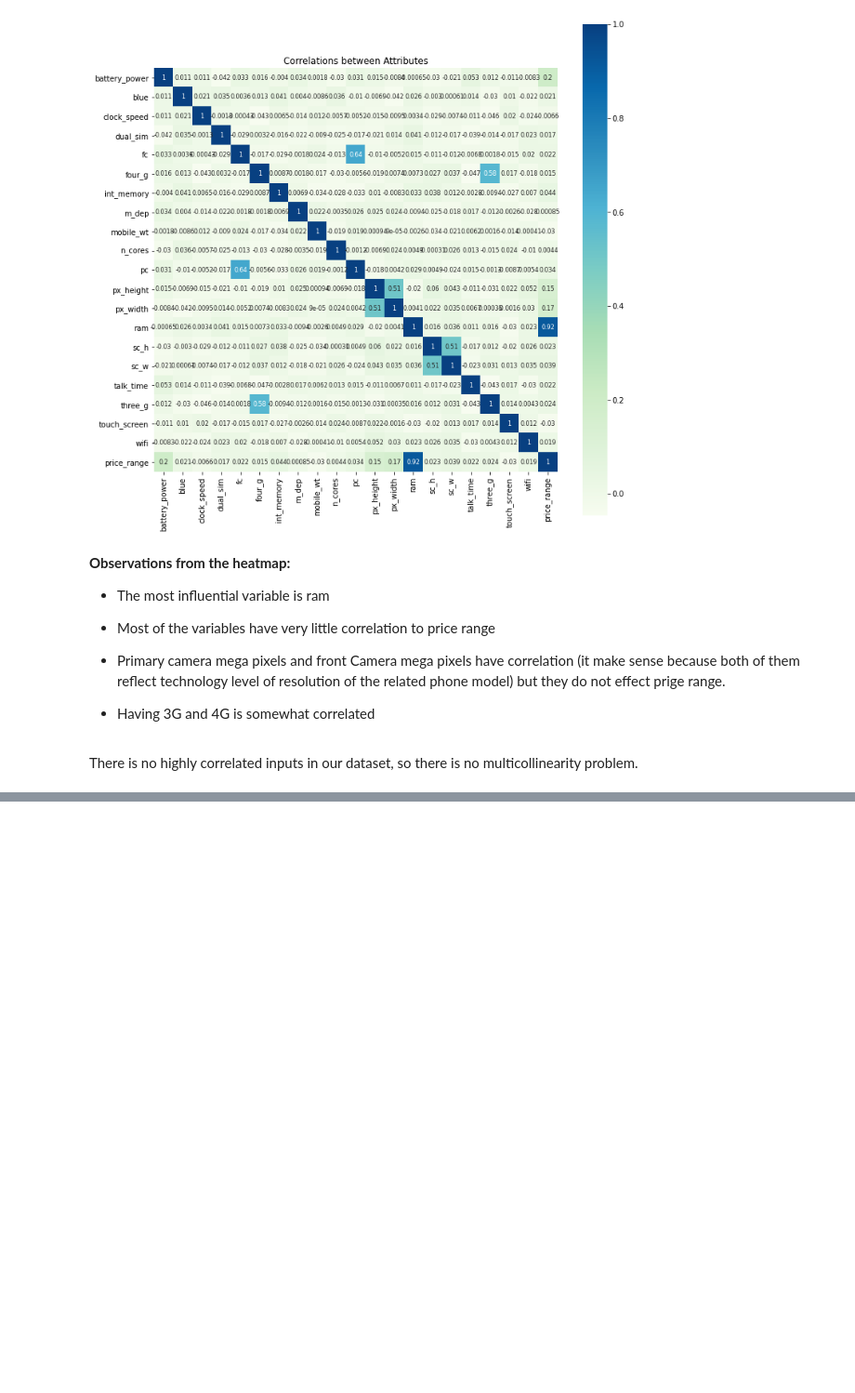
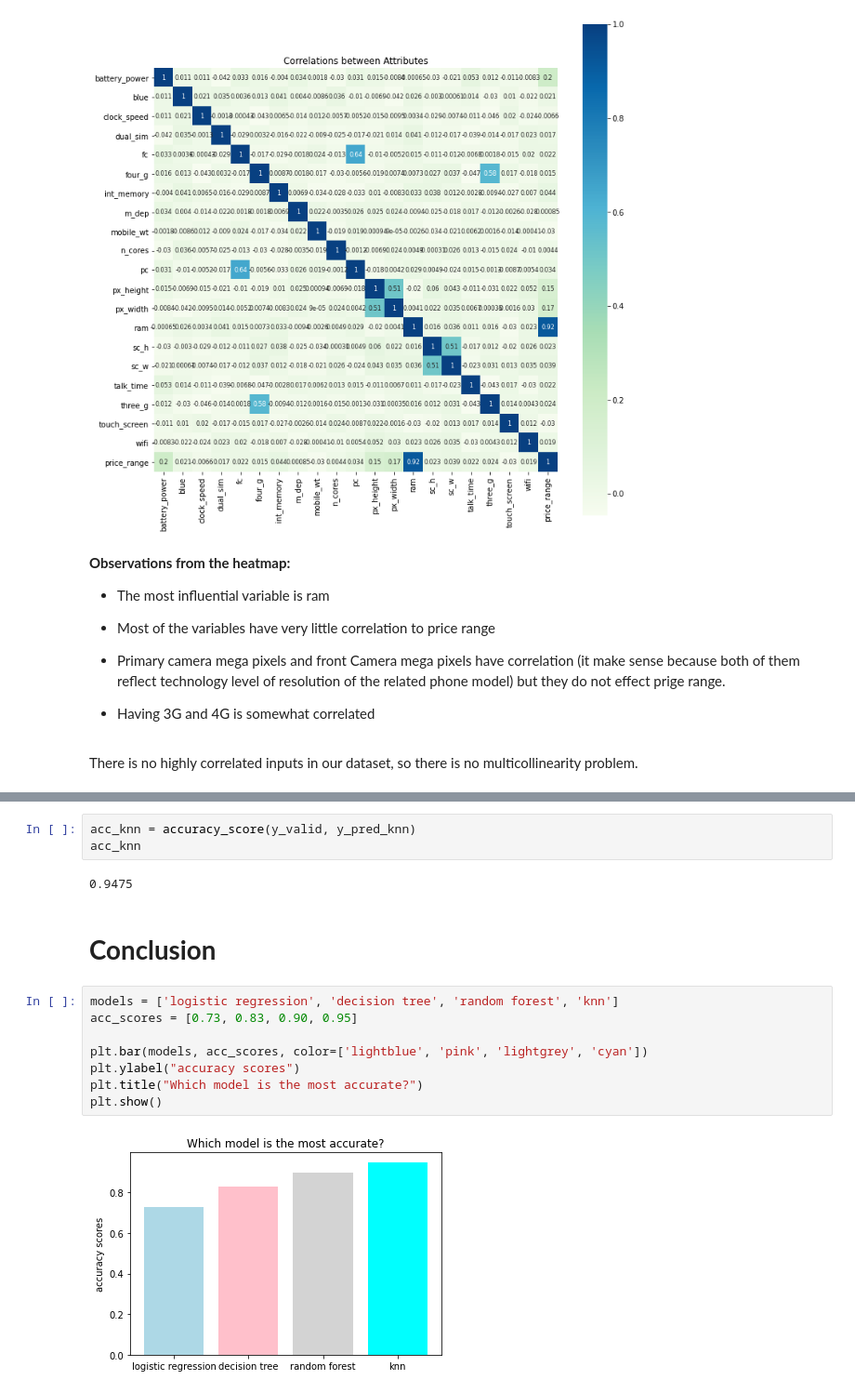
Before and after one commit to tpattanaik/Mobile-Price-Range-Prediction, a Jupyter notebook: Mobile_Price_Range_Prediction.ipynb, the cells around one changed output, grey strips where cells are left out. Shown: that part at 93% size. Drawn from its saved outputs; the diff is of its cells as text; blank space fills up the shorter version.

```diff
--- a/Mobile_Price_Range_Prediction.ipynb
+++ b/Mobile_Price_Range_Prediction.ipynb
@@ -418,0 +600,17 @@ There is no highly correlated inputs in our dataset, so there is no multicolline
+# %%
+acc_knn = accuracy_score(y_valid, y_pred_knn)
+acc_knn
+# %% [output]
+0.9475
+# %% [markdown]
+# **Conclusion**
+# %%
+models = ['logistic regression', 'decision tree', 'random forest', 'knn']
+acc_scores = [0.73, 0.83, 0.90, 0.95]
+
+plt.bar(models, acc_scores, color=['lightblue', 'pink', 'lightgrey', 'cyan'])
+plt.ylabel("accuracy scores")
+plt.title("Which model is the most accurate?")
+plt.show()
+# %% [output]
+[figure, added]
```
Also changed, not shown: parts of 48 cells of this notebook.
